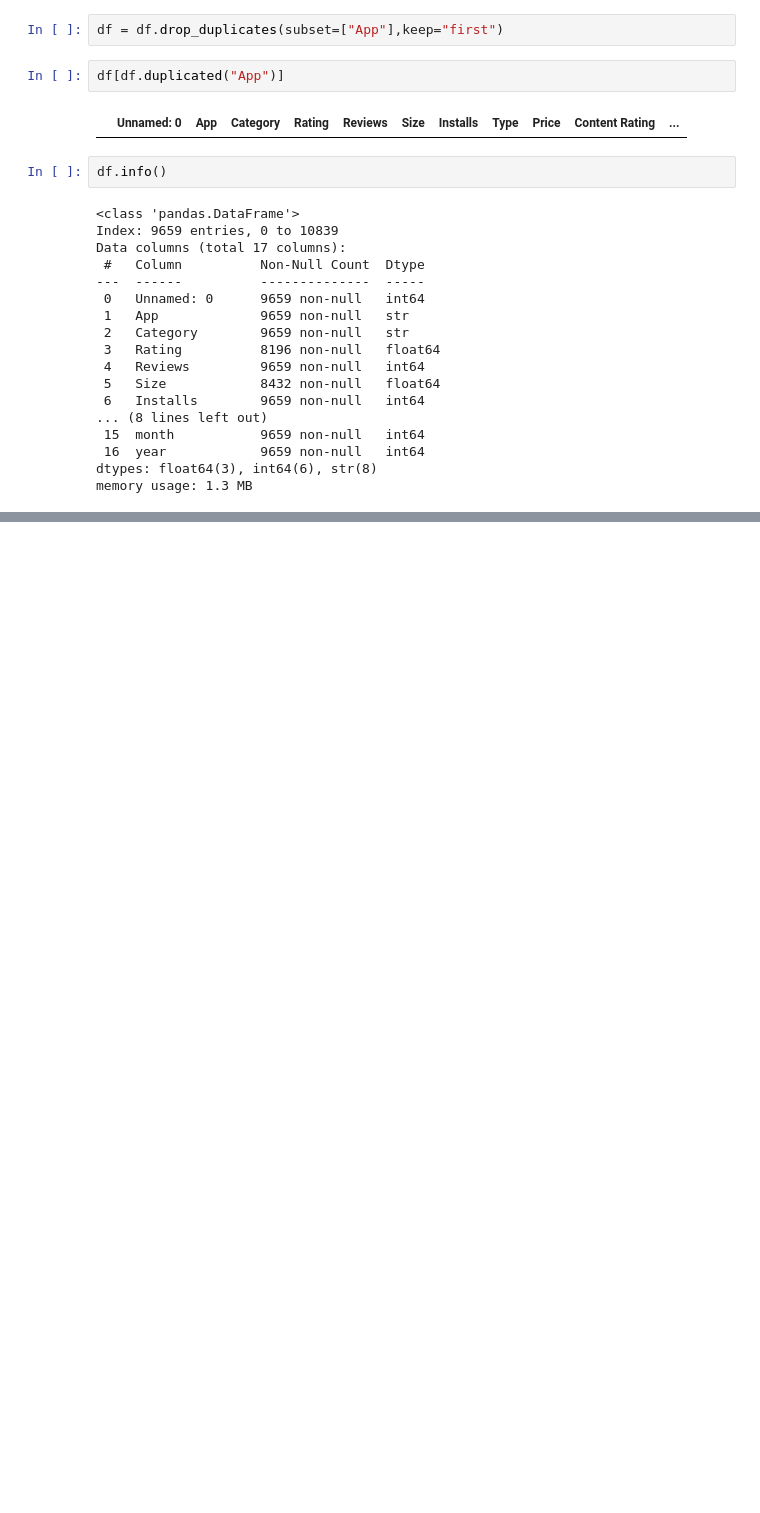
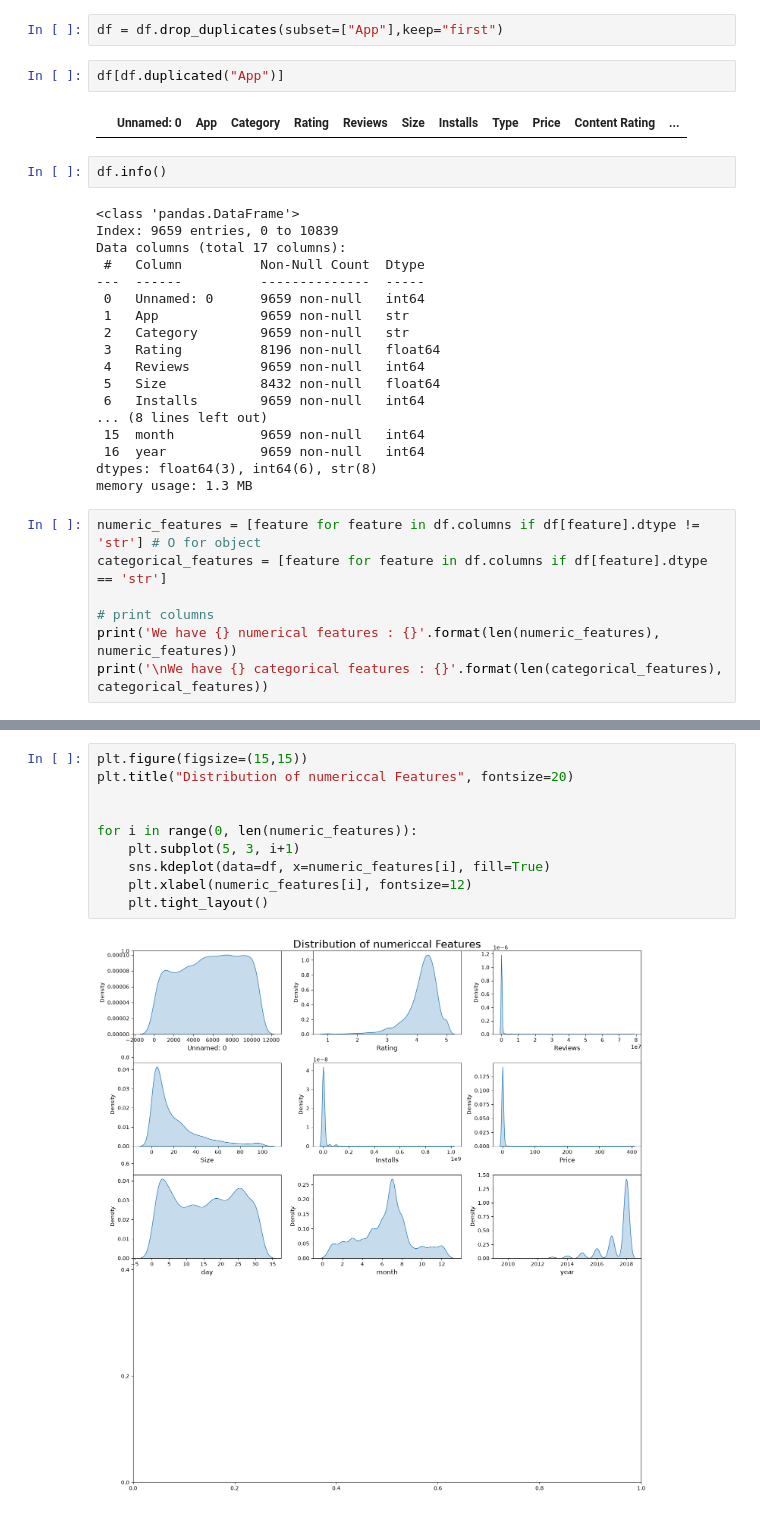
Before and after one commit to MahakkSingh/bootcamp, a Jupyter notebook: EDA/google_playstore/googleplaystore.ipynb, the cells around one changed output, grey strips where cells are left out. Cells and saved outputs as stored; diff of their text form; blank space fills up the shorter version.

```diff
--- a/EDA/google_playstore/googleplaystore.ipynb
+++ b/EDA/google_playstore/googleplaystore.ipynb
@@ -310,3 +310,10 @@ Data columns (total 17 columns):
  16  year            9659 non-null   int64
 dtypes: float64(3), int64(6), str(8)
 memory usage: 1.3 MB
+# %%
+numeric_features = [feature for feature in df.columns if df[feature].dtype != 'str'] # O for object
+categorical_features = [feature for feature in df.columns if df[feature].dtype == 'str']
+
+# print columns
+print('We have {} numerical features : {}'.format(len(numeric_features), numeric_features))
+print('\nWe have {} categorical features : {}'.format(len(categorical_features), categorical_features))
@@ -312,0 +347,12 @@ memory usage: 1.3 MB
+# %%
+plt.figure(figsize=(15,15))
+plt.title("Distribution of numericcal Features", fontsize=20)
+
+
+for i in range(0, len(numeric_features)):
+    plt.subplot(5, 3, i+1)
+    sns.kdeplot(data=df, x=numeric_features[i], fill=True)
+    plt.xlabel(numeric_features[i], fontsize=12)
+    plt.tight_layout()
+# %% [output]
+[figure, added]
```
Also changed, not shown: parts of 11 cells of this notebook, 2 other files.
